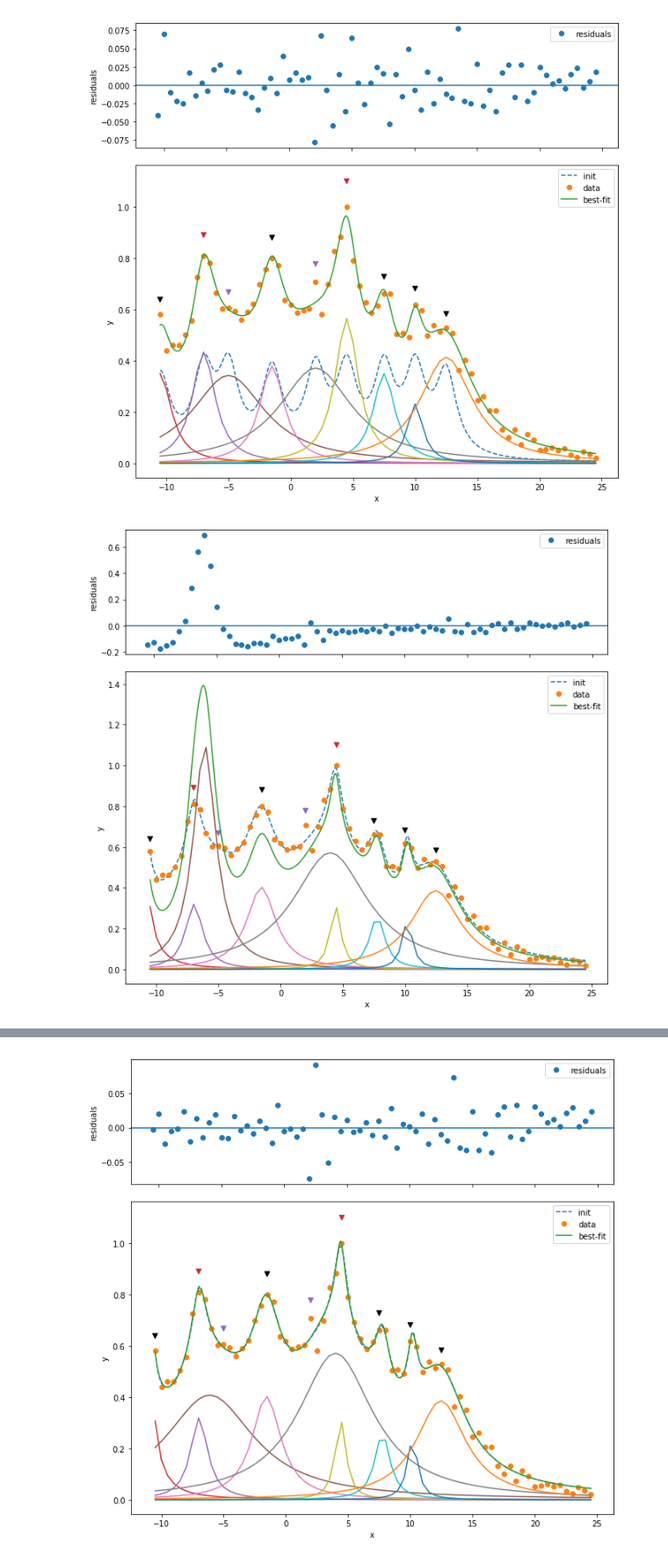
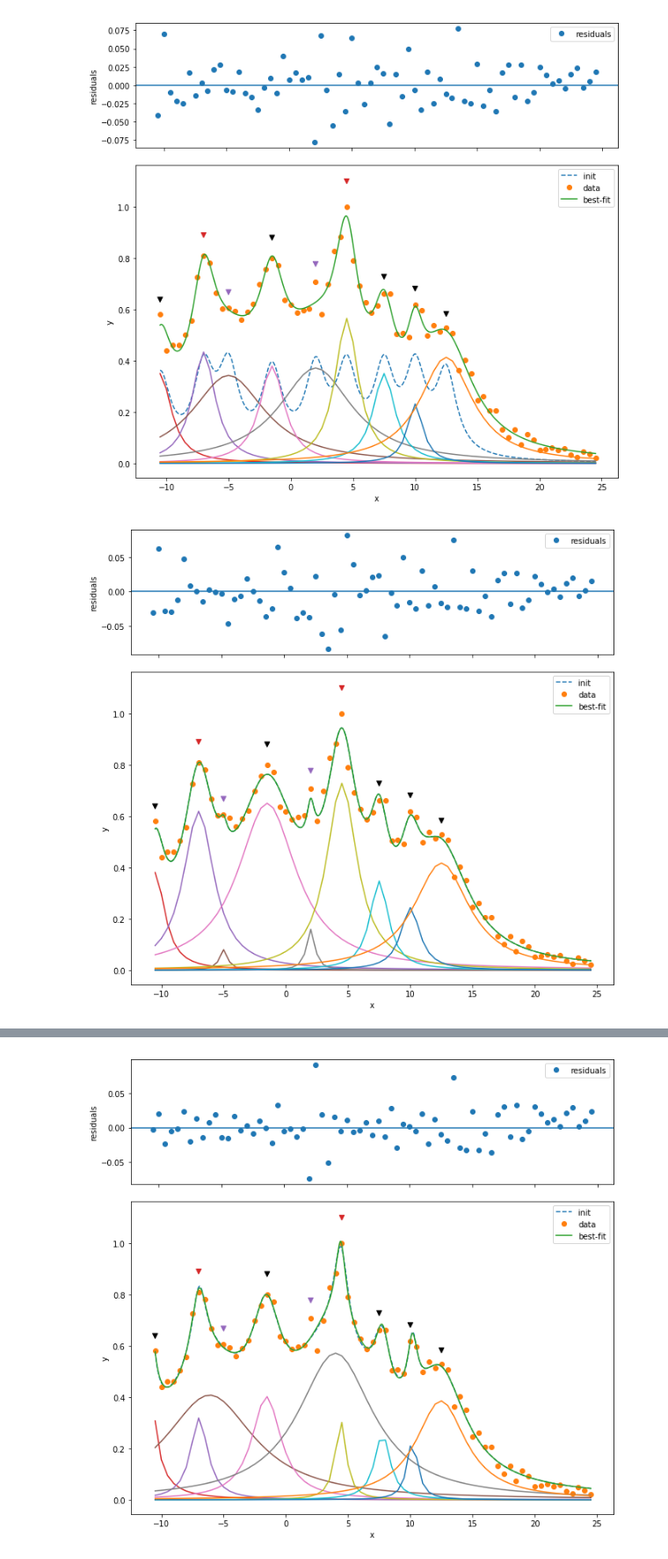
Before and after one commit to kei0822kei/smooziee, a Jupyter notebook: notebook/mizo_fit.ipynb, the cells around one changed output, grey strips where cells are left out. Shown: that part at 88% size. Drawn from its saved outputs; the diff is of its cells as text; code cells hidden in the pictures.

Commit message:
add plot_from_params method

```diff
--- a/notebook/mizo_fit.ipynb
+++ b/notebook/mizo_fit.ipynb
@@ -73,10 +73,10 @@ fitter.plot(show_init=True, eval_components=True)
 # %% [output]
 [figure]
 # %%
-fitter.set_params(i_peak=2, param_name='sigma', values={'value': 1.1})
-fitter.set_params(i_peak=2, param_name='amplitude', values={'value': 3.8})
-fitter.result.params = fitter.params
-fitter.plot(show_init=True, eval_components=True)
+fitter.set_params(i_peak=2, param_name='sigma', values={'value': 0.4})
+fitter.set_params(i_peak=2, param_name='amplitude', values={'value': 0.1})
+fitter.set_params(i_peak=4, param_name='amplitude', values={'value': 0.2})
+fitter.plot_from_params(show_init=True, eval_components=True)
 # fitter.params.pretty_print()
 # %% [output]
-[figure, old version]
+[figure, new version]
```
Also changed, not shown: parts of 5 cells of this notebook, 1 other file.
